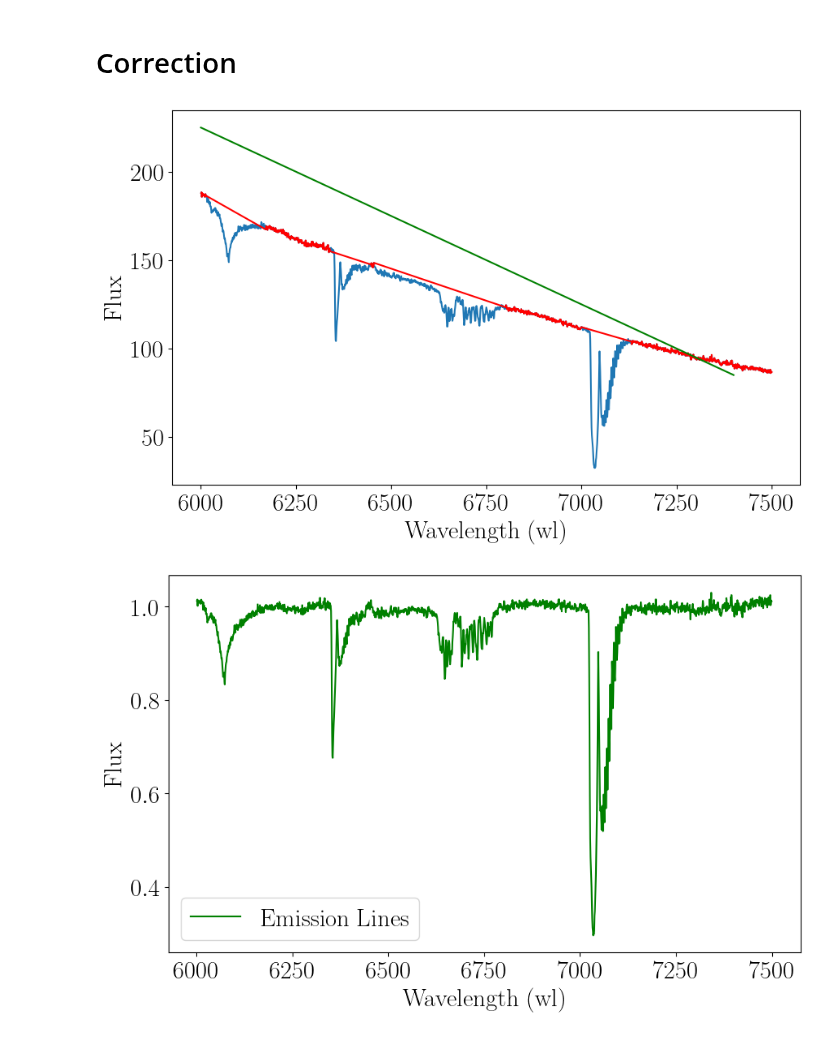
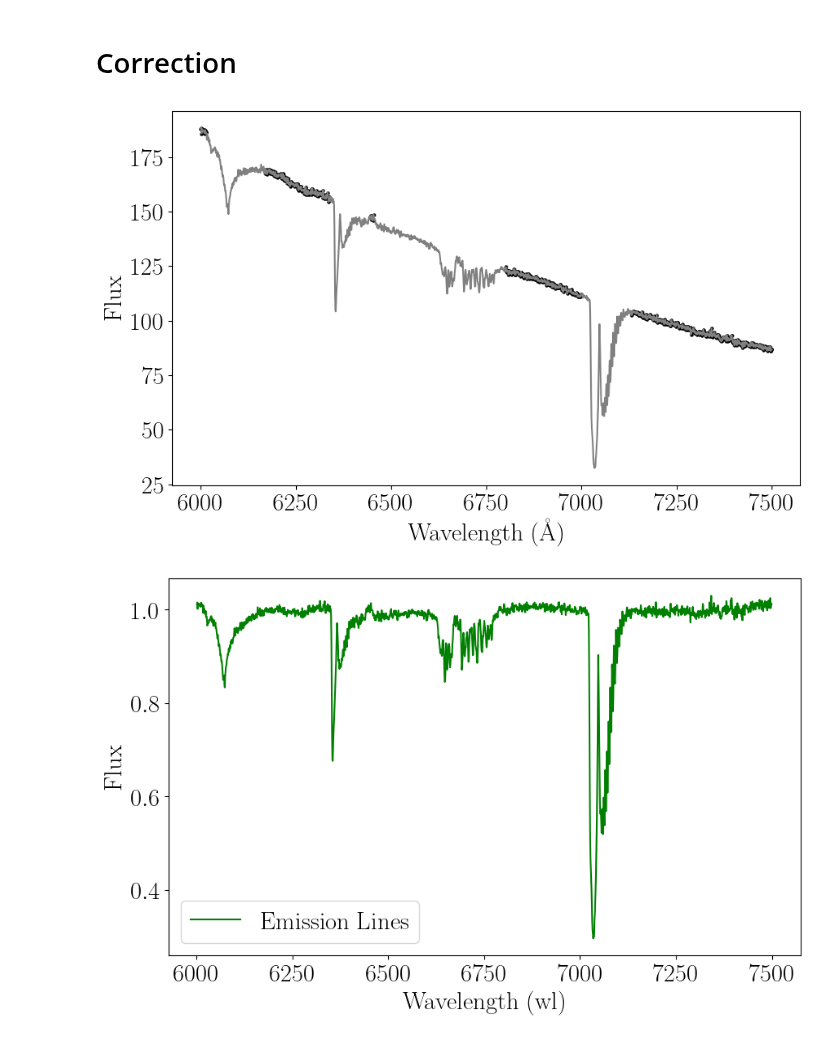
Before and after one commit to seratsaad/ticktock, a Jupyter notebook: Spectral Decomposition - Optical - Halpha.ipynb, the cells around one changed output. Saved outputs shown, nothing was run; the diff lists cells and outputs as text; code cells hidden in the pictures.

```diff
--- a/Spectral Decomposition - Optical - Halpha.ipynb
+++ b/Spectral Decomposition - Optical - Halpha.ipynb
@@ -93,38 +93,40 @@ err_o = err[mask0]
 mask1 = np.where((wl_o < 6015) | (wl_o > 6170))
 wl = wl_o[mask1]
 flux = flux_o[mask1]
 err = err_o[mask1]
 
 mask2 = np.where((wl < 6340) | (wl > 6445))
 wl = wl[mask2]
 flux = flux[mask2]
 err = err[mask2]
 
 mask3 = np.where((wl < 6455) | (wl > 6800))
 wl = wl[mask3]
 flux = flux[mask3]
 err = err[mask3]
 
 mask4 = np.where((wl < 7000) | (wl > 7130))
 wl = wl[mask4]
 flux = flux[mask4]
 err = err[mask4]
 
 # Plot the filtered data
 plt.figure(figsize=(10, 6))
-plt.plot(wl_o, flux_o)
-plt.plot(wl, flux, color='red')
+plt.plot(wl_o, flux_o, color='grey')
+plt.scatter(wl, flux, color='black', s=5)
 
 # Define and plot the third-degree polynomial
 coefficients = np.polyfit(wl, flux, 3)
 polynomial = np.poly1d(coefficients)
-fitted_continuum = polynomial(wavelength)
+fitted_continuum = polynomial(wl_o)
 
-plt.xlabel('Wavelength (wl)')
+#plt.plot(wl_o, fitted_continuum, color='orange')
+
+plt.xlabel('Wavelength (\AA)')
 plt.ylabel('Flux')
 plt.show()
 # %% [output]
-[figure, old version]
+[figure, new version]
 # %%
 degree = 3
 
```
